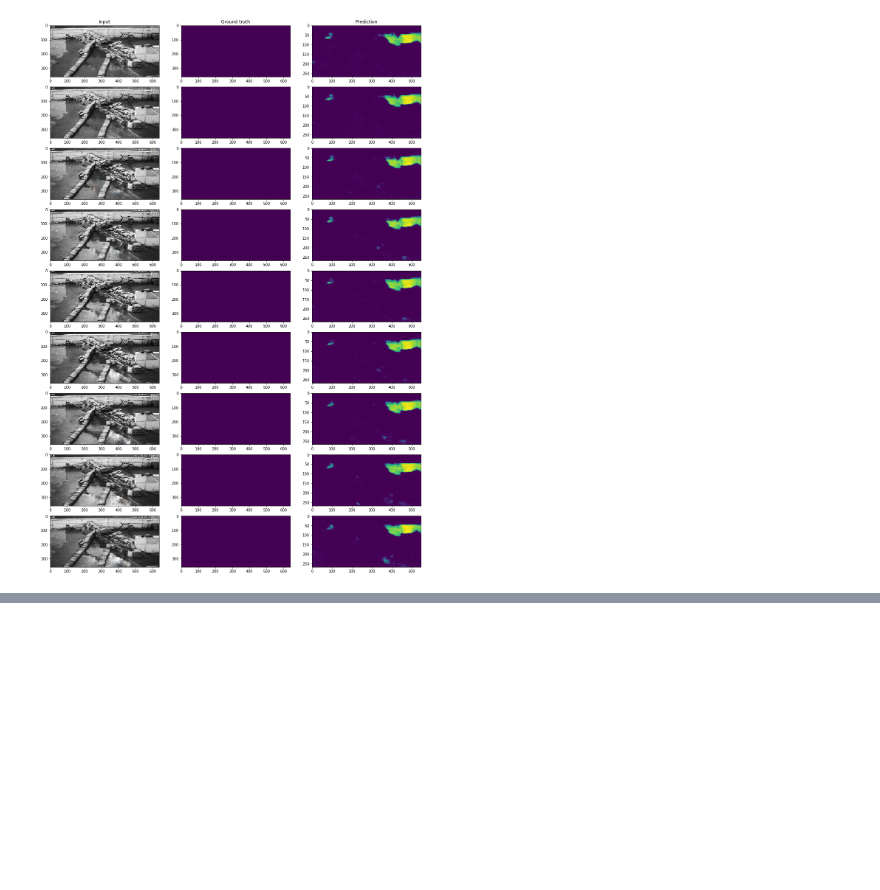
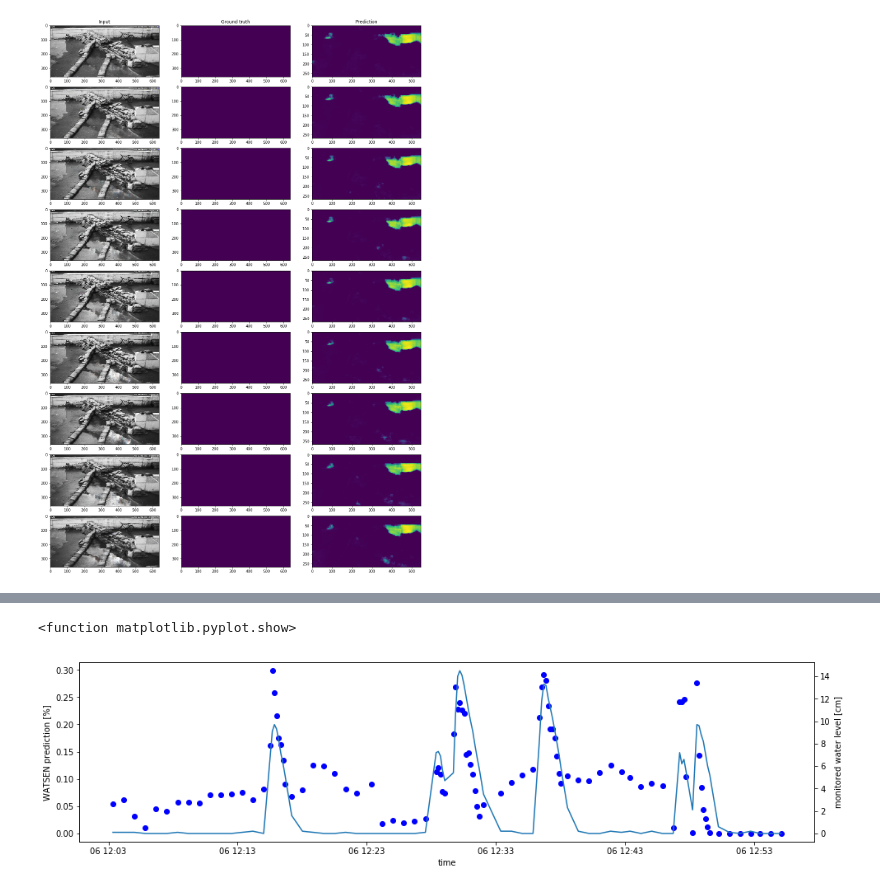
Before and after one commit to mmmatthew/netsen, a Jupyter notebook: demo/water_level/watsen demo.ipynb, the cells around one changed output, grey strips where cells are left out. Cells and saved outputs as stored; diff of their text form; code cells hidden in the pictures; blank space fills up the shorter version.

Commit message:
extraction of time series using watsen_unet to predict peaks

```diff
--- a/demo/water_level/watsen demo.ipynb
+++ b/demo/water_level/watsen demo.ipynb
@@ -106,0 +109,6 @@ ax[0,2].set_title("Prediction")
+# %%
+# Create Prediction
+generator_test = image_util.ImageDataProvider(search_path='F:/MOY_PhD_DATA_LOCAL/2017_watsen/data/frames_large/*')
+x_full, y_full = generator_test(100)
+
+prediction_full = net.predict("./unet_trained/model.cpkt", x_full)
@@ -106,0 +120,23 @@ ax[0,2].set_title("Prediction")
+# %%
+flood_index = np.sum(prediction_full>0.9, axis=(1,2))/(prediction_full.shape[1]*prediction_full.shape[0])
+# %%
+from glob import glob as glob
+import os
+from datetime import datetime
+data = glob('F:/MOY_PhD_DATA_LOCAL/2017_watsen/data/frames_large/*mask.tif')
+data = [os.path.basename(i).split('_', 2)[0:2] for i in data]
+# Parse to datetime
+dates = [datetime.strptime(i[0], '%y%m%d %H%M%S') for i in data]
+values = [float(i[1])/10 for i in data]
+# %%
+fig, ax1 = plt.subplots(figsize=(16, 4))
+ax1.plot(dates[0:100], flood_index[:,0], 'bo')
+ax2=ax1.twinx()
+ax2.plot(dates[0:100], values[0:100])
+ax1.set_xlabel('time')
+ax1.set_ylabel('WATSEN prediction [%]')
+ax2.set_ylabel('monitored water level [cm]')
+plt.show
+# %% [output]
+<function matplotlib.pyplot.show>
+[figure, added]
```
Also changed, not shown: parts of 4 cells of this notebook.
